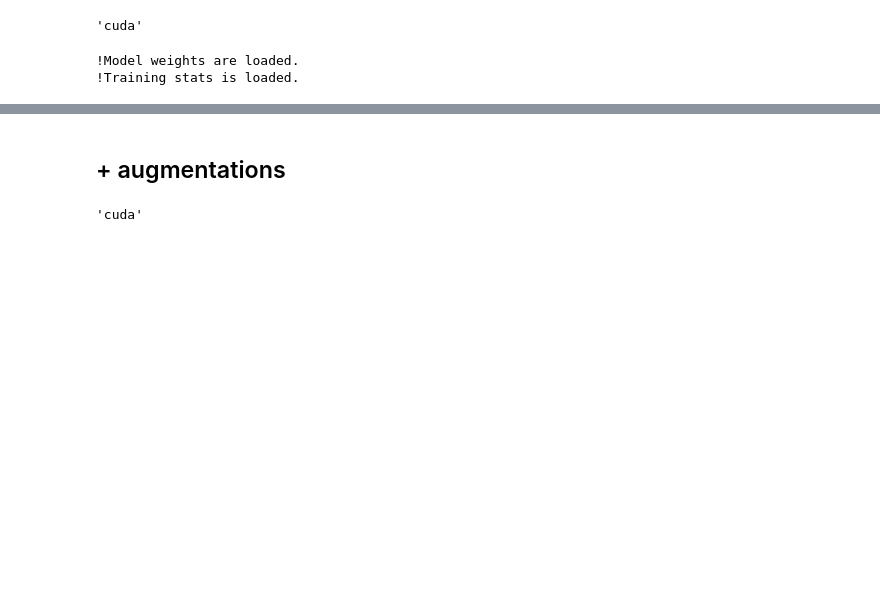
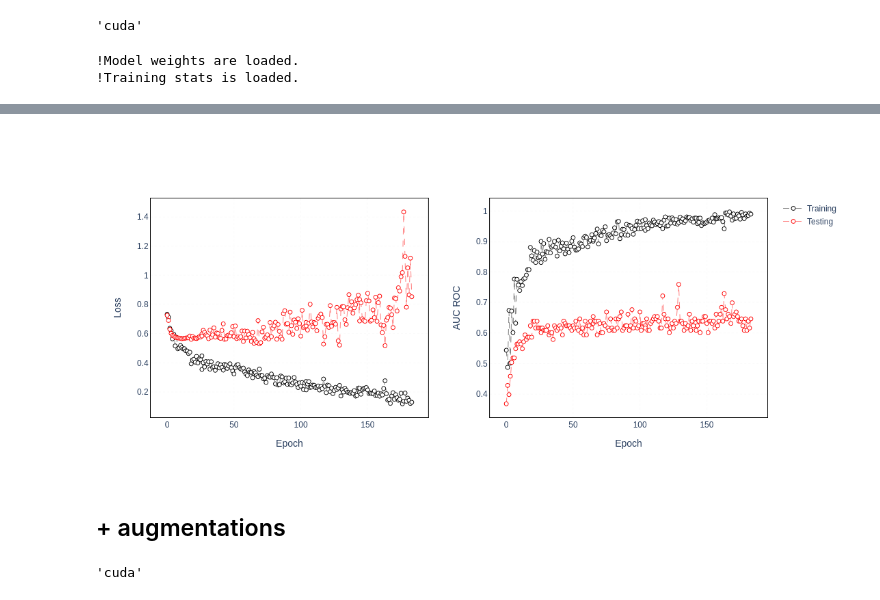
Before and after one commit to dspetukhov/podcast-popularity-classification, a Jupyter notebook: 06_modelling_melspectrogram.ipynb, the cells around one changed output, grey strips where cells are left out. Drawn from its saved outputs; the diff is of its cells as text; code cells hidden in the pictures; blank space fills up the shorter version.

```diff
--- a/06_modelling_melspectrogram.ipynb
+++ b/06_modelling_melspectrogram.ipynb
@@ -397,3 +377,7 @@ Plan failed with a cudnnException: CUDNN_BACKEND_EXECUTION_PLAN_DESCRIPTOR: cudn
+# %%
+Image('artifacts/06_melspectrogram.png')
+# %% [output]
+[figure, added]
 # %% [markdown]
 ## + augmentations
 # %%
```
Also changed, not shown: parts of 20 cells of this notebook, 6 other files.
